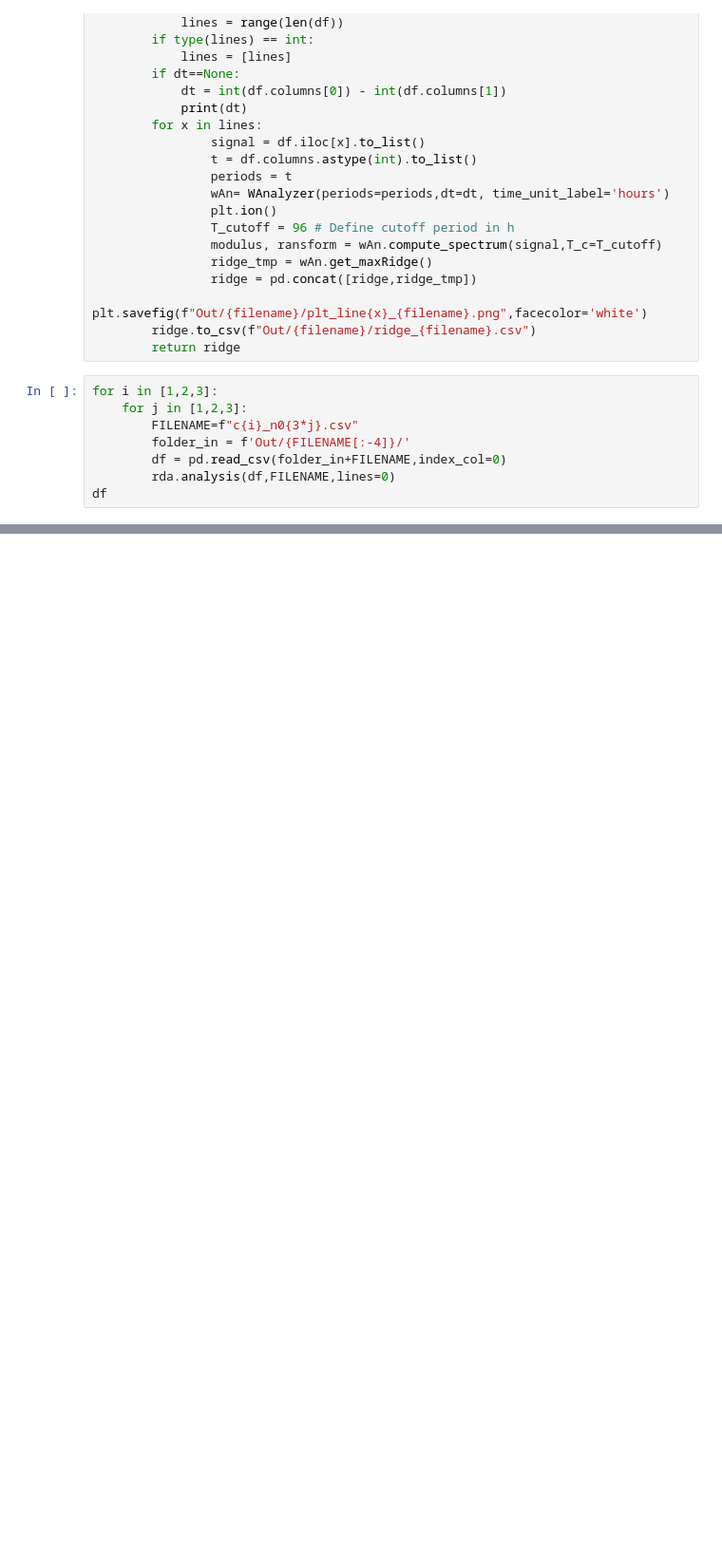
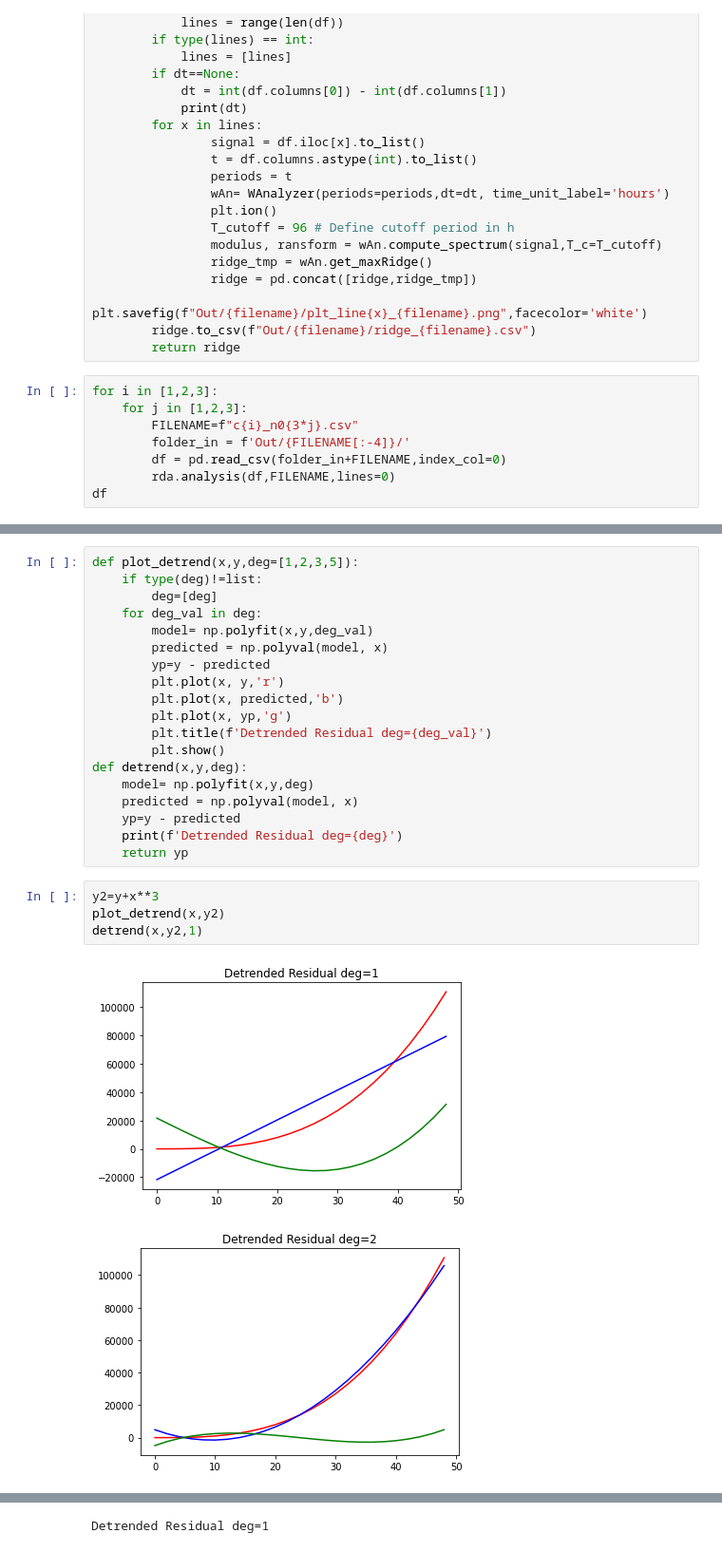
Before and after one commit to VESTUArthur/RDA, a Jupyter notebook: code/Case_study_1/pyboat_test.ipynb, the cells around one changed output, grey strips where cells are left out. Shown: that part at 95% size. Drawn from its saved outputs; the diff is of its cells as text; blank space fills up the shorter version.

```diff
--- a/code/Case_study_1/pyboat_test.ipynb
+++ b/code/Case_study_1/pyboat_test.ipynb
@@ -46,0 +65,26 @@ df
+# %%
+def plot_detrend(x,y,deg=[1,2,3,5]):
+    if type(deg)!=list:
+        deg=[deg]
+    for deg_val in deg:
+        model= np.polyfit(x,y,deg_val)
+        predicted = np.polyval(model, x)
+        yp=y - predicted
+        plt.plot(x, y,'r')
+        plt.plot(x, predicted,'b')
+        plt.plot(x, yp,'g')
+        plt.title(f'Detrended Residual deg={deg_val}')
+        plt.show()
+def detrend(x,y,deg):
+    model= np.polyfit(x,y,deg)
+    predicted = np.polyval(model, x)
+    yp=y - predicted
+    print(f'Detrended Residual deg={deg}')
+    return yp
+# %%
+y2=y+x**3
+plot_detrend(x,y2)
+detrend(x,y2,1)
+# %% [output]
+[figure, added]
+[figure, added]
@@ -46,0 +93 @@ df
+Detrended Residual deg=1
```
Also changed, not shown: parts of 4 cells of this notebook, 2 other files.
